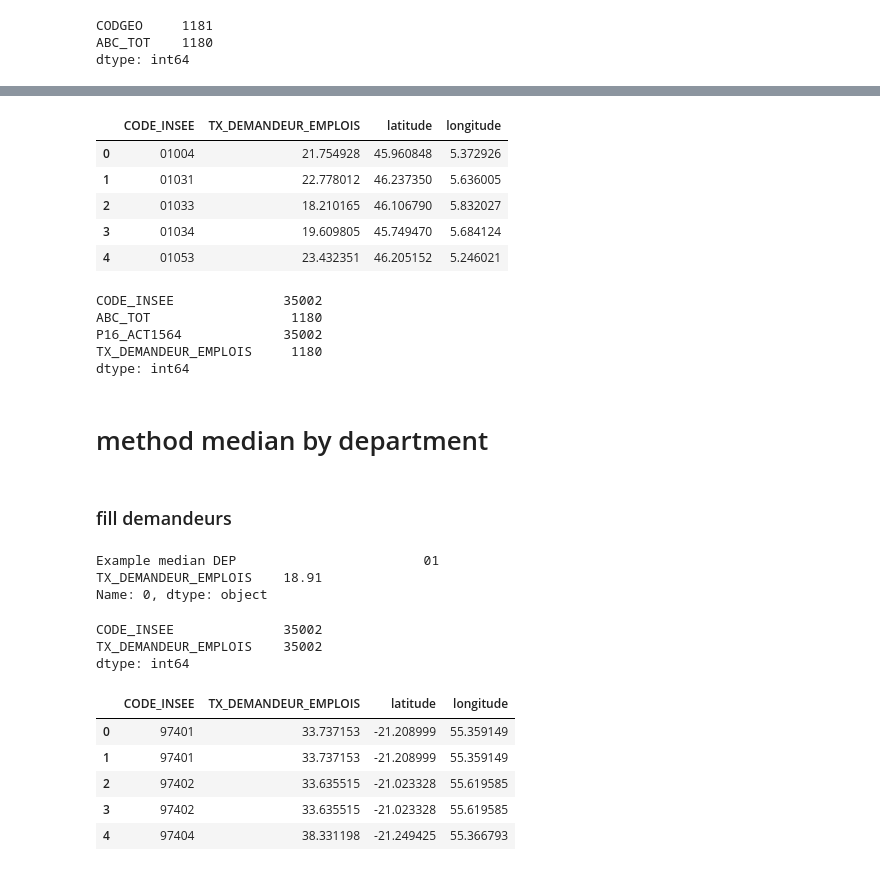
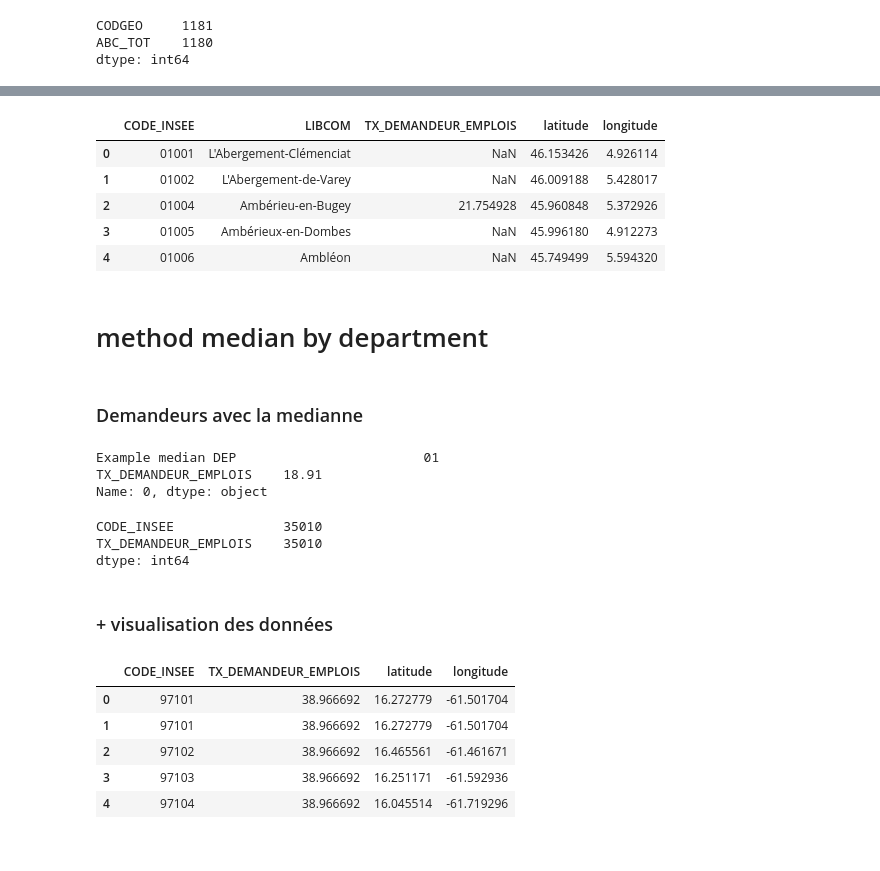
Before and after one commit to dataforgoodfr/batch8_mednum, a Jupyter notebook: notebooks/Getting_data_poverty.ipynb, the cells around one changed output, grey strips where cells are left out. Saved outputs shown, nothing was run; the diff lists cells and outputs as text; code cells hidden in the pictures.

```diff
--- a/notebooks/Getting_data_poverty.ipynb
+++ b/notebooks/Getting_data_poverty.ipynb
@@ -248,0 +119,5 @@ dataframe_total.head()
+# %%
+## testing with data_gps.
+data_gps = pd.read_csv(external_data/'data_gps.csv')
+data_gps['code_INSEE'] = ['0'+str(X) if len(str(X)) < 5 else X for X in data_gps['code_INSEE']]
+data_gps.columns = ['CODE_INSEE','latitude','longitude']
@@ -334,0 +223,4 @@ revenu_fiscal_ref CODE_INSEE  TX_POVERTY
+# %%
+communes = pd.read_csv(external_data/'table_iris_insee_epci.csv')[['CODE_INSEE','LIBCOM']]
+communes = communes.drop_duplicates(subset='CODE_INSEE')
+print("INSEE ",communes.count())
@@ -371,9 +259,9 @@ In merge_v2 only 72 valeurs of tx_demandeurs appears. Problem in merge
 # %% [markdown]
 same notebook cecile
 # %%
-demandeur_emplois = pd.read_csv('../data/raw/data_DEFM2019_com.csv', sep=";")
-pop_active = pd.read_csv('../data/raw/base-cc-emploi-pop-active-2016_SHORT.csv')
-pop_active2 = pd.read_csv('../data/raw/base-cc-emploi-pop-active-2016-COM.CSV', sep=";")
+demandeur_emplois = pd.read_csv(raw_data/'data_DEFM2019_com.csv', sep=";")
+pop_active = pd.read_csv(raw_data/'base-cc-emploi-pop-active-2016_SHORT.csv')
+pop_active2 = pd.read_csv(raw_data/'base-cc-emploi-pop-active-2016-COM.CSV', sep=";")
 pop_active2 = pop_active2[['CODGEO', 'P16_ACT1564']]
 pop_active = pop_active.append(pop_active2)
 pop_active['CODGEO'] = ['0'+str(X) if len(str(X)) < 5 else X for X in pop_active['CODGEO']]
@@ -419,0 +312,3 @@ dtype: int64
+# %%
+TX_DEMANDEUR_NAN = pd.merge(communes,data_emploi[['CODE_INSEE','TX_DEMANDEUR_EMPLOIS']],on='CODE_INSEE',how='left')
+TX_DEMANDEUR_NAN
@@ -420,21 +329,13 @@ dtype: int64
 # %%
-data_emploi_gps = pd.merge(data_emploi[['CODE_INSEE','TX_DEMANDEUR_EMPLOIS']],data_gps,on='CODE_INSEE')
+data_emploi_gps = pd.merge(TX_DEMANDEUR_NAN,data_gps,on='CODE_INSEE')
 data_emploi_gps.head()
 # %% [output]
-|  | CODE_INSEE | TX_DEMANDEUR_EMPLOIS | latitude | longitude |
-| 0 | 01004 | 21.754928 | 45.960848 | 5.372926 |
-| 1 | 01031 | 22.778012 | 46.237350 | 5.636005 |
-| 2 | 01033 | 18.210165 | 46.106790 | 5.832027 |
-| 3 | 01034 | 19.609805 | 45.749470 | 5.684124 |
-| 4 | 01053 | 23.432351 | 46.205152 | 5.246021 |
+|  | CODE_INSEE | LIBCOM | TX_DEMANDEUR_EMPLOIS | latitude | longitude |
+| 0 | 01001 | L'Abergement-Clémenciat | NaN | 46.153426 | 4.926114 |
+| 1 | 01002 | L'Abergement-de-Varey | NaN | 46.009188 | 5.428017 |
+| 2 | 01004 | Ambérieu-en-Bugey | 21.754928 | 45.960848 | 5.372926 |
+| 3 | 01005 | Ambérieux-en-Dombes | NaN | 45.996180 | 4.912273 |
+| 4 | 01006 | Ambléon | NaN | 45.749499 | 5.594320 |
-# %%
-data_emploi.count()
-# %% [output]
-CODE_INSEE              35002
-ABC_TOT                  1180
-P16_ACT1564             35002
-TX_DEMANDEUR_EMPLOIS     1180
-dtype: int64
 # %% [markdown]
 # method median by department
 # %%
@@ -452,7 +353,7 @@ def fill_with_median(dataframe,column):
         df_total = pd.concat([df_department,df_total])
         #print("Fill {} department".format(dep))
     return df_total
-# %% [markdown]
-### fill demandeurs
+# %% [markdown]
+### Demandeurs avec la medianne
 # %%
 column = 'TX_DEMANDEUR_EMPLOIS'
@@ -462,21 +363,23 @@ Example median DEP                        01
 TX_DEMANDEUR_EMPLOIS    18.91
 Name: 0, dtype: object
 # %%
-dataframe_total_demandeurs.count()
+TX_DEMANDEUR_FULL.count()
 # %% [output]
-CODE_INSEE              35002
-TX_DEMANDEUR_EMPLOIS    35002
+CODE_INSEE              35010
+TX_DEMANDEUR_EMPLOIS    35010
 dtype: int64
+# %% [markdown]
+### + visualisation des données
 # %%
-demandeurs_fill_median = pd.merge(dataframe_total_demandeurs,data_gps,on='CODE_INSEE')
+demandeurs_fill_median = pd.merge(TX_DEMANDEUR_FULL,data_gps,on='CODE_INSEE')
 demandeurs_fill_median.head()
 # %% [output]
 |  | CODE_INSEE | TX_DEMANDEUR_EMPLOIS | latitude | longitude |
-| 0 | 97401 | 33.737153 | -21.208999 | 55.359149 |
-| 1 | 97401 | 33.737153 | -21.208999 | 55.359149 |
-| 2 | 97402 | 33.635515 | -21.023328 | 55.619585 |
-| 3 | 97402 | 33.635515 | -21.023328 | 55.619585 |
-| 4 | 97404 | 38.331198 | -21.249425 | 55.366793 |
+| 0 | 97101 | 38.966692 | 16.272779 | -61.501704 |
+| 1 | 97101 | 38.966692 | 16.272779 | -61.501704 |
+| 2 | 97102 | 38.966692 | 16.465561 | -61.461671 |
+| 3 | 97103 | 38.966692 | 16.251171 | -61.592936 |
+| 4 | 97104 | 38.966692 | 16.045514 | -61.719296 |
 # %%
 fig, ax = plt.subplots(1,2,figsize = (18,8))
 
```
Also changed, not shown: parts of 69 cells of this notebook, 2 other files.
